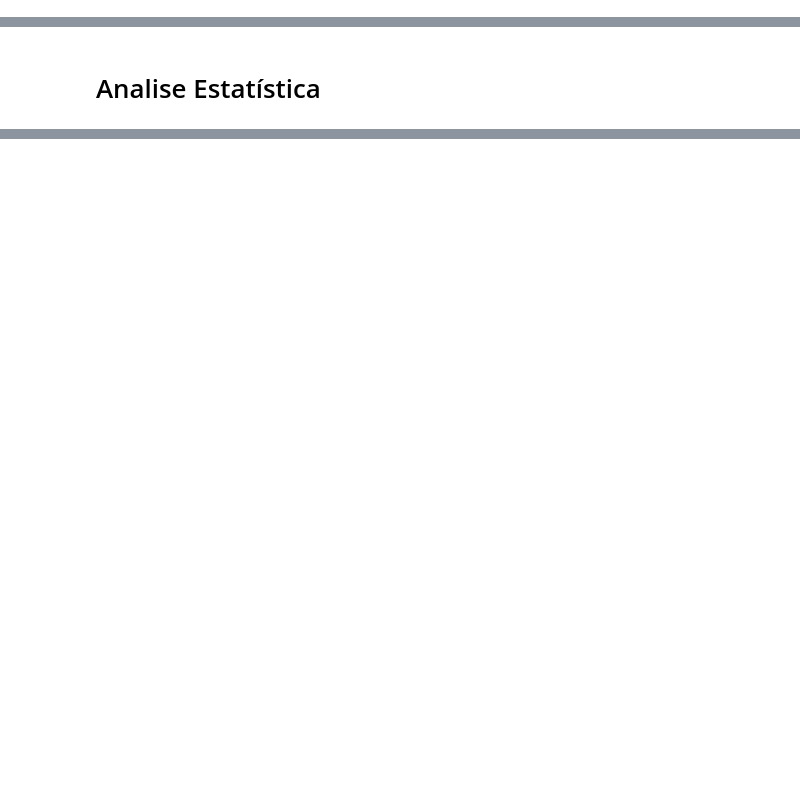
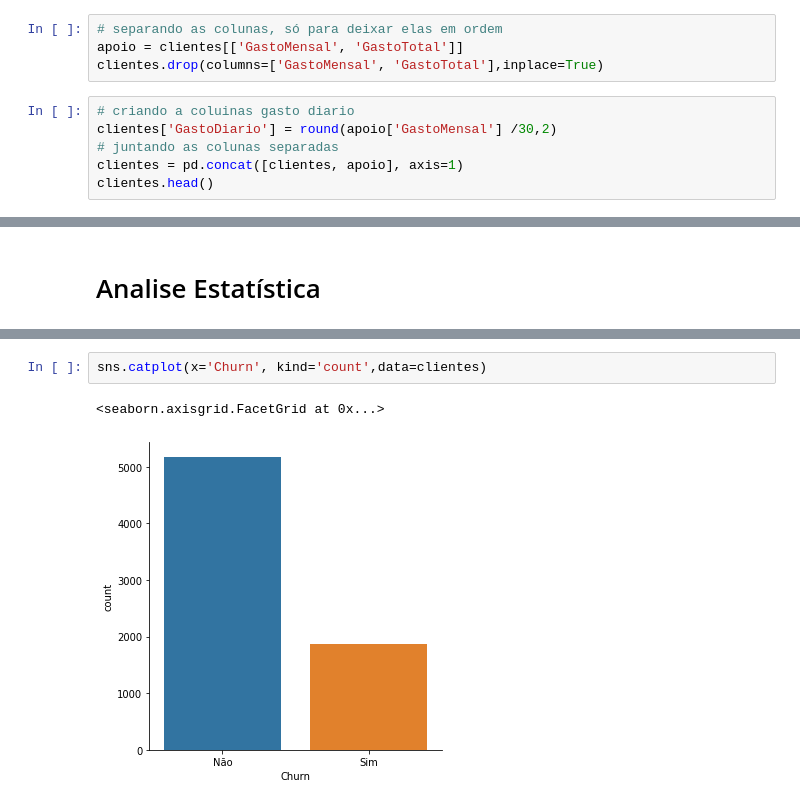
Before and after one commit to AndersonAyache/AluraVoz, a Jupyter notebook: AluraVoz.ipynb, the cells around one changed output, grey strips where cells are left out. Cells and saved outputs as stored; diff of their text form; blank space fills up the shorter version.

```diff
--- a/AluraVoz.ipynb
+++ b/AluraVoz.ipynb
@@ -575,0 +617,10 @@ A taxa de Churn na primeira análise: 26.54%
+# %%
+# separando as colunas, só para deixar elas em ordem
+apoio = clientes[['GastoMensal', 'GastoTotal']]
+clientes.drop(columns=['GastoMensal', 'GastoTotal'],inplace=True)
+# %%
+# criando a coluinas gasto diario
+clientes['GastoDiario'] = round(apoio['GastoMensal'] /30,2)
+# juntando as colunas separadas
+clientes = pd.concat([clientes, apoio], axis=1)
+clientes.head()
@@ -577,0 +663,5 @@ A taxa de Churn na primeira análise: 26.54%
+# %%
+sns.catplot(x='Churn', kind='count',data=clientes)
+# %% [output]
+<seaborn.axisgrid.FacetGrid at 0x...>
+[figure, added]
```
Also changed, not shown: parts of 50 cells of this notebook.
